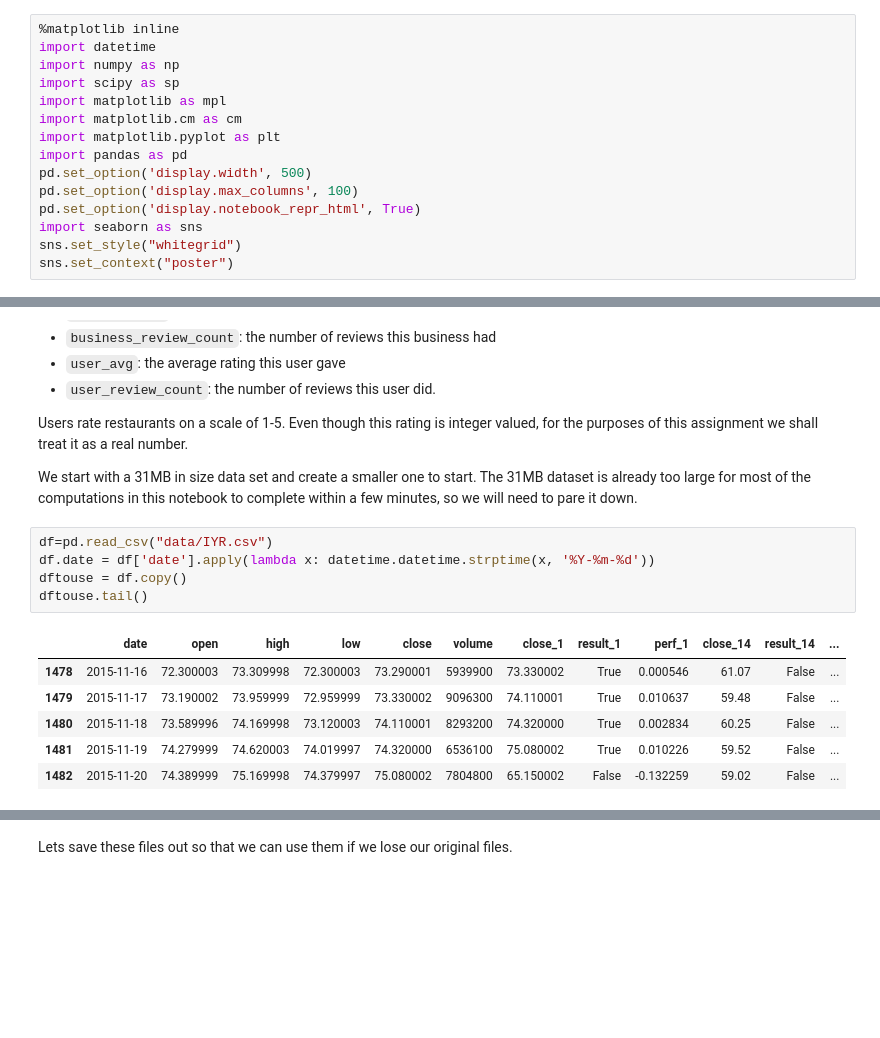
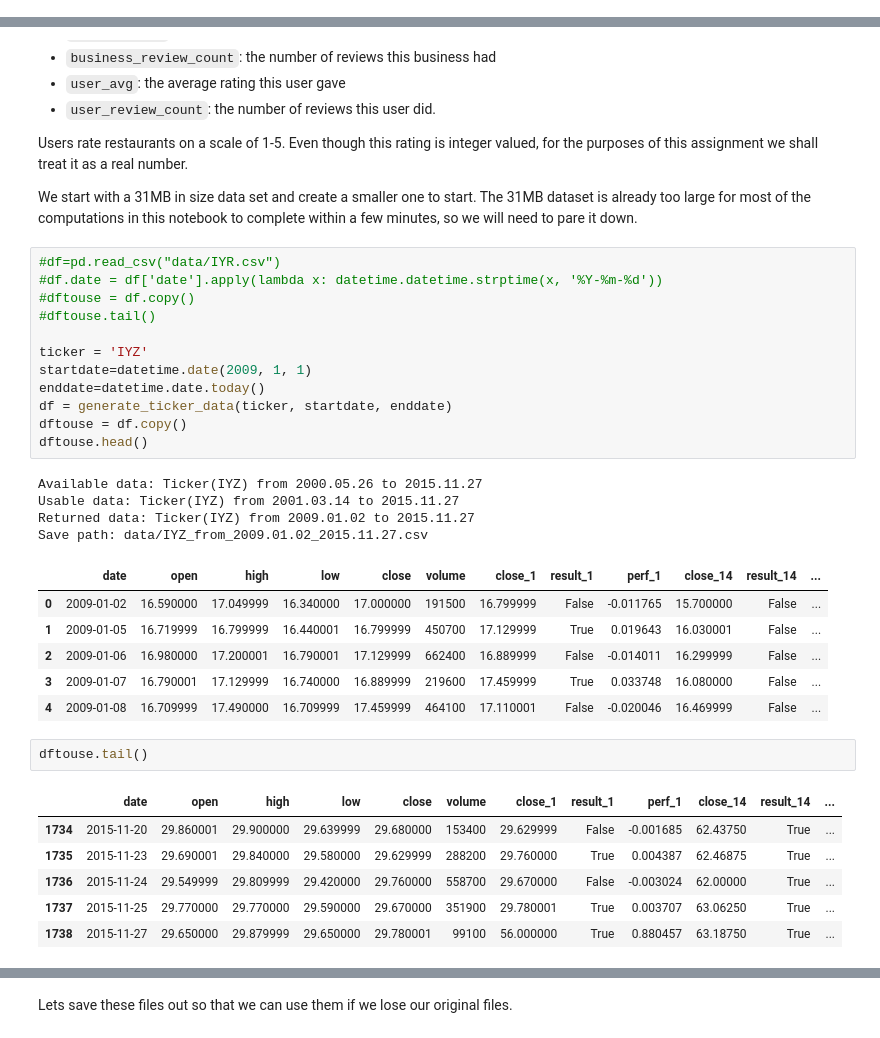
Before and after one commit to ygauthie/CS109_Project, a Jupyter notebook: ml-sandbox-hw4.ipynb, the cells around one changed output, grey strips where cells are left out. Drawn from its saved outputs; the diff is of its cells as text; blank space fills up the shorter version.

```diff
--- a/ml-sandbox-hw4.ipynb
+++ b/ml-sandbox-hw4.ipynb
@@ -1,17 +1,2 @@
 # %% [markdown]
 # Are We Rich Yet? HW4 version
-# %%
-%matplotlib inline
-import datetime
-import numpy as np
-import scipy as sp
-import matplotlib as mpl
-import matplotlib.cm as cm
-import matplotlib.pyplot as plt
-import pandas as pd
-pd.set_option('display.width', 500)
-pd.set_option('display.max_columns', 100)
-pd.set_option('display.notebook_repr_html', True)
-import seaborn as sns
-sns.set_style("whitegrid")
-sns.set_context("poster")
@@ -35,15 +24,35 @@ Users rate restaurants on a scale of 1-5. Even though this rating is integer val
 
 We start with a 31MB in size data set and create a smaller one to start. The 31MB dataset is already too large for most of the computations in this notebook to complete within a few minutes, so we will need to pare it down.
 # %%
-df=pd.read_csv("data/IYR.csv")
-df.date = df['date'].apply(lambda x: datetime.datetime.strptime(x, '%Y-%m-%d'))
+#df=pd.read_csv("data/IYR.csv")
+#df.date = df['date'].apply(lambda x: datetime.datetime.strptime(x, '%Y-%m-%d'))
+#dftouse = df.copy()
+#dftouse.tail()
+
+ticker = 'IYZ'
+startdate=datetime.date(2009, 1, 1)
+enddate=datetime.date.today()
+df = generate_ticker_data(ticker, startdate, enddate)
 dftouse = df.copy()
-dftouse.tail()
+dftouse.head()
 # %% [output]
+Available data: Ticker(IYZ) from 2000.05.26 to 2015.11.27
+Usable data: Ticker(IYZ) from 2001.03.14 to 2015.11.27
+Returned data: Ticker(IYZ) from 2009.01.02 to 2015.11.27
+Save path: data/IYZ_from_2009.01.02_2015.11.27.csv
 |  | date | open | high | low | close | volume | close_1 | result_1 | perf_1 | close_14 | result_14 | ... |
-| 1478 | 2015-11-16 | 72.300003 | 73.309998 | 72.300003 | 73.290001 | 5939900 | 73.330002 | True | 0.000546 | 61.07 | False | ... |
-| 1479 | 2015-11-17 | 73.190002 | 73.959999 | 72.959999 | 73.330002 | 9096300 | 74.110001 | True | 0.010637 | 59.48 | False | ... |
-| 1480 | 2015-11-18 | 73.589996 | 74.169998 | 73.120003 | 74.110001 | 8293200 | 74.320000 | True | 0.002834 | 60.25 | False | ... |
-| 1481 | 2015-11-19 | 74.279999 | 74.620003 | 74.019997 | 74.320000 | 6536100 | 75.080002 | True | 0.010226 | 59.52 | False | ... |
-| 1482 | 2015-11-20 | 74.389999 | 75.169998 | 74.379997 | 75.080002 | 7804800 | 65.150002 | False | -0.132259 | 59.02 | False | ... |
+| 0 | 2009-01-02 | 16.590000 | 17.049999 | 16.340000 | 17.000000 | 191500 | 16.799999 | False | -0.011765 | 15.700000 | False | ... |
+| 1 | 2009-01-05 | 16.719999 | 16.799999 | 16.440001 | 16.799999 | 450700 | 17.129999 | True | 0.019643 | 16.030001 | False | ... |
+| 2 | 2009-01-06 | 16.980000 | 17.200001 | 16.790001 | 17.129999 | 662400 | 16.889999 | False | -0.014011 | 16.299999 | False | ... |
+| 3 | 2009-01-07 | 16.790001 | 17.129999 | 16.740000 | 16.889999 | 219600 | 17.459999 | True | 0.033748 | 16.080000 | False | ... |
+| 4 | 2009-01-08 | 16.709999 | 17.490000 | 16.709999 | 17.459999 | 464100 | 17.110001 | False | -0.020046 | 16.469999 | False | ... |
+# %%
+dftouse.tail()
+# %% [output]
+|  | date | open | high | low | close | volume | close_1 | result_1 | perf_1 | close_14 | result_14 | ... |
+| 1734 | 2015-11-20 | 29.860001 | 29.900000 | 29.639999 | 29.680000 | 153400 | 29.629999 | False | -0.001685 | 62.43750 | True | ... |
+| 1735 | 2015-11-23 | 29.690001 | 29.840000 | 29.580000 | 29.629999 | 288200 | 29.760000 | True | 0.004387 | 62.46875 | True | ... |
+| 1736 | 2015-11-24 | 29.549999 | 29.809999 | 29.420000 | 29.760000 | 558700 | 29.670000 | False | -0.003024 | 62.00000 | True | ... |
+| 1737 | 2015-11-25 | 29.770000 | 29.770000 | 29.590000 | 29.670000 | 351900 | 29.780001 | True | 0.003707 | 63.06250 | True | ... |
+| 1738 | 2015-11-27 | 29.650000 | 29.879999 | 29.650000 | 29.780001 | 99100 | 56.000000 | True | 0.880457 | 63.18750 | True | ... |
 # %%
```
Also changed, not shown: parts of 89 cells of this notebook, 1 other file.
